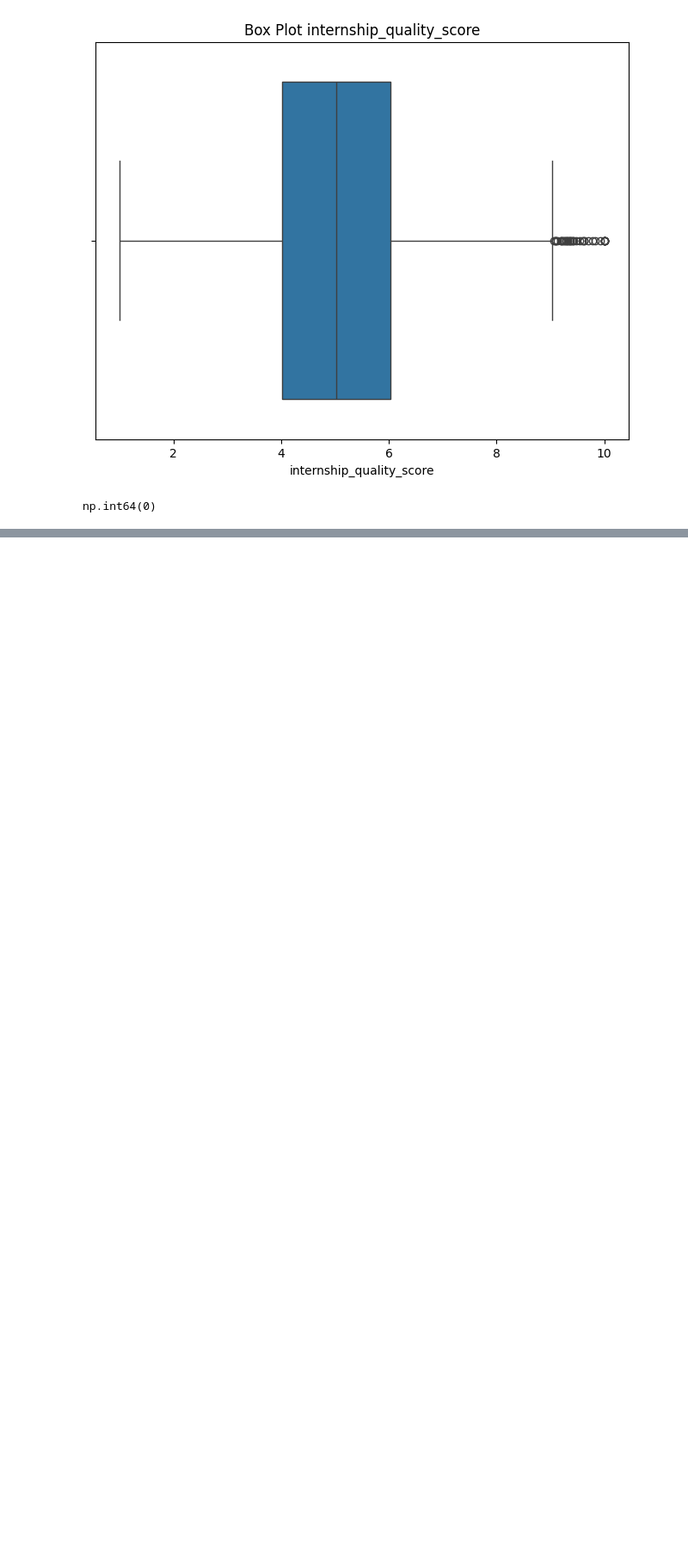
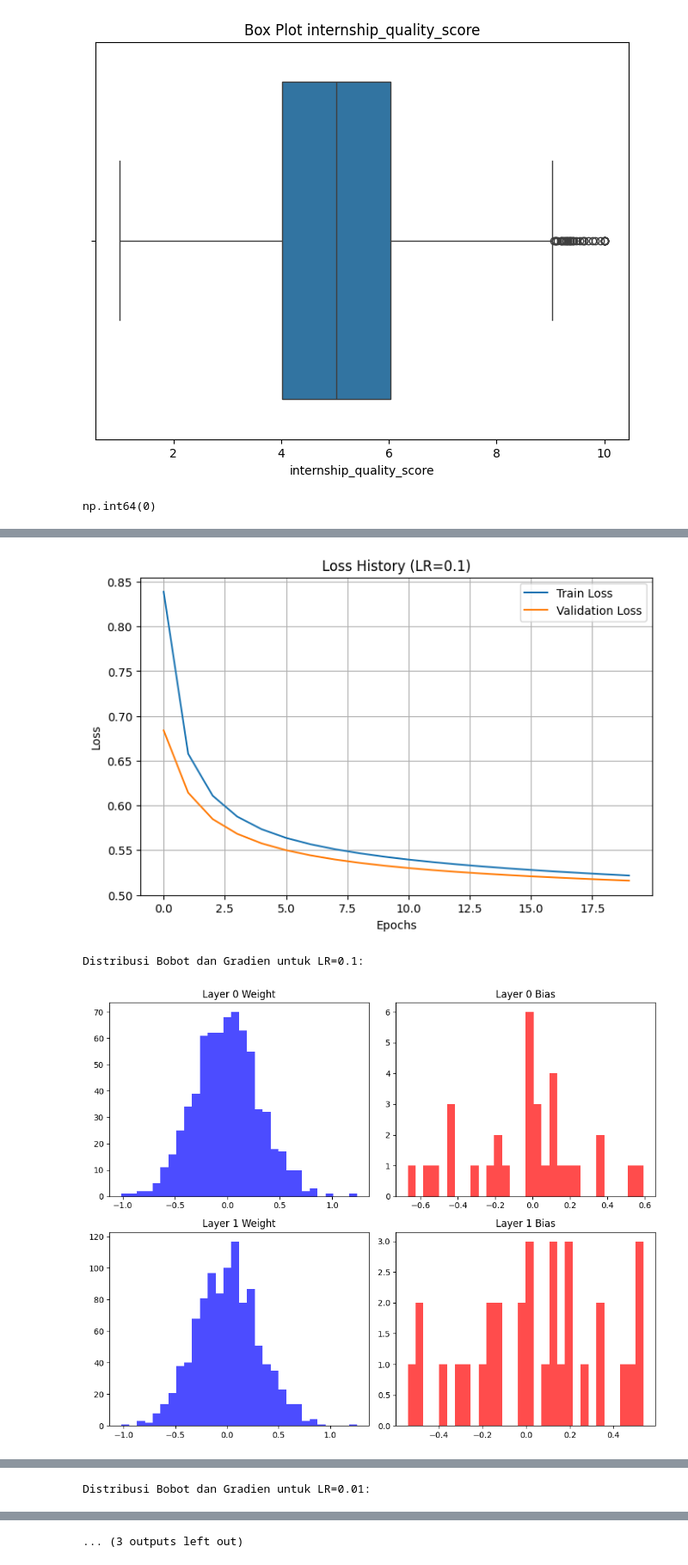
Before and after one commit to drianto/KasihTauMama, a Jupyter notebook: src/notebook.ipynb, the cells around one changed output, grey strips where cells are left out. Shown at 86% size. Cells and saved outputs as stored; diff of their text form; code cells hidden in the pictures; blank space fills up the shorter version.

```diff
--- a/src/notebook.ipynb
+++ b/src/notebook.ipynb
@@ -161,0 +481,21 @@ X_train, X_val, y_train, y_val = train_test_split(X, y, test_size=0.2, random_st
+# %%
+lr_variations = [0.1, 0.01, 0.001]
+history_lr = {}
+model_lr = {}
+
+for lr in lr_variations:
+    print(f"\nMelatih FFNN dengan Learning Rate = {lr}")
+    model = FFNN(loss=BCE(), layers=[input_dim, 32, 32, output_dim], activation=[ReLU(), ReLU(), Sigmoid()], link_verbose=False, init_method='normal', mean=0, variance=0.1, seed=42)
+    hist = model.fit(X_train_scaled, y_train_np, epochs=20, learning_rate=lr, batch_size=32, verbose=1, X_val=X_val_scaled, y_val=y_val_np)
+
+    y_pred_val = model.predict(X_val_scaled)
+    acc = calculate_accuracy(y_val_np, y_pred_val)
+    print(f"LR={lr} - Val Acc: {acc:.4f}, Final Val Loss: {hist['val_loss'][-1]:.4f}")
+
+    history_lr[lr] = hist
+    model_lr[lr] = model
+    plot_history(hist, title=f"Loss History (LR={lr})")
+    print(f"Distribusi Bobot dan Gradien untuk LR={lr}:")
+    model.show_weight_distribution(layers=[0, 1])
+    model.show_dw_distribution(layers=[0, 1])
+# %% [output]
@@ -161,0 +519,3 @@ X_train, X_val, y_train, y_val = train_test_split(X, y, test_size=0.2, random_st
+[figure, added]
+Distribusi Bobot dan Gradien untuk LR=0.1:
+[figure, added]
@@ -161,0 +541 @@ X_train, X_val, y_train, y_val = train_test_split(X, y, test_size=0.2, random_st
+Distribusi Bobot dan Gradien untuk LR=0.01:
@@ -161,0 +562 @@ X_train, X_val, y_train, y_val = train_test_split(X, y, test_size=0.2, random_st
+... (3 outputs left out)
```
Also changed, not shown: parts of 24 cells of this notebook.
